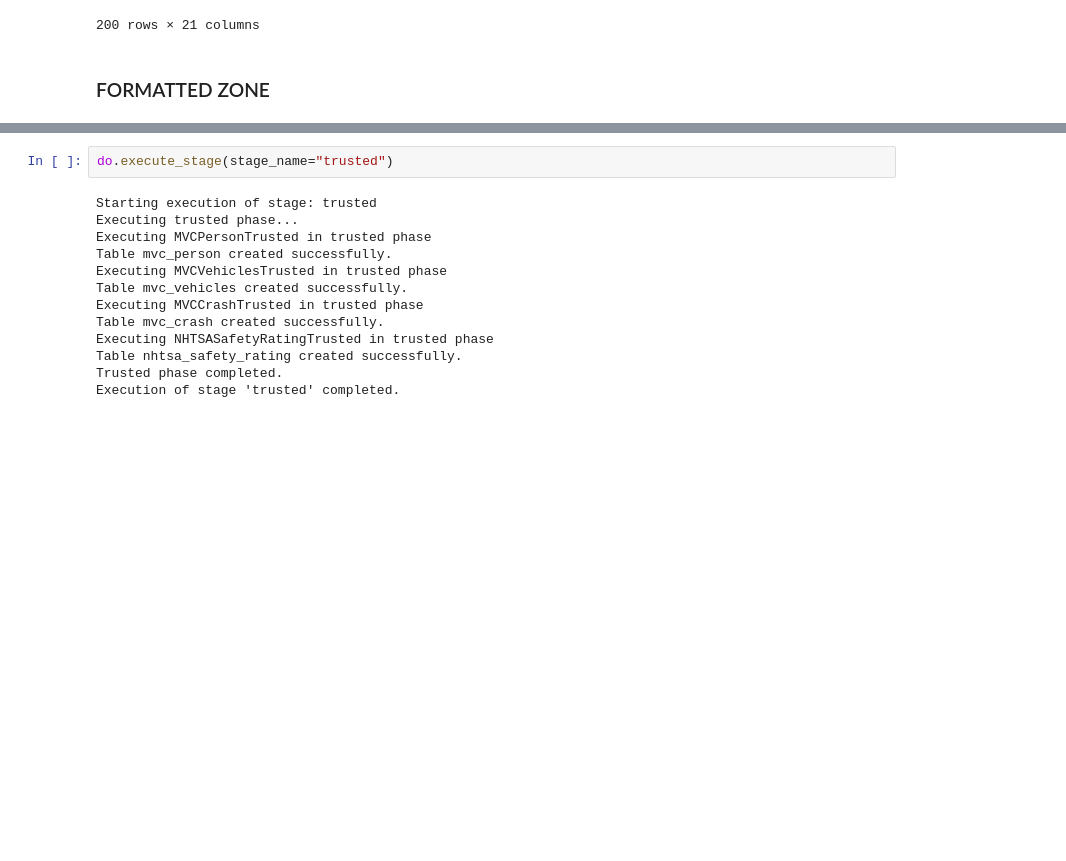
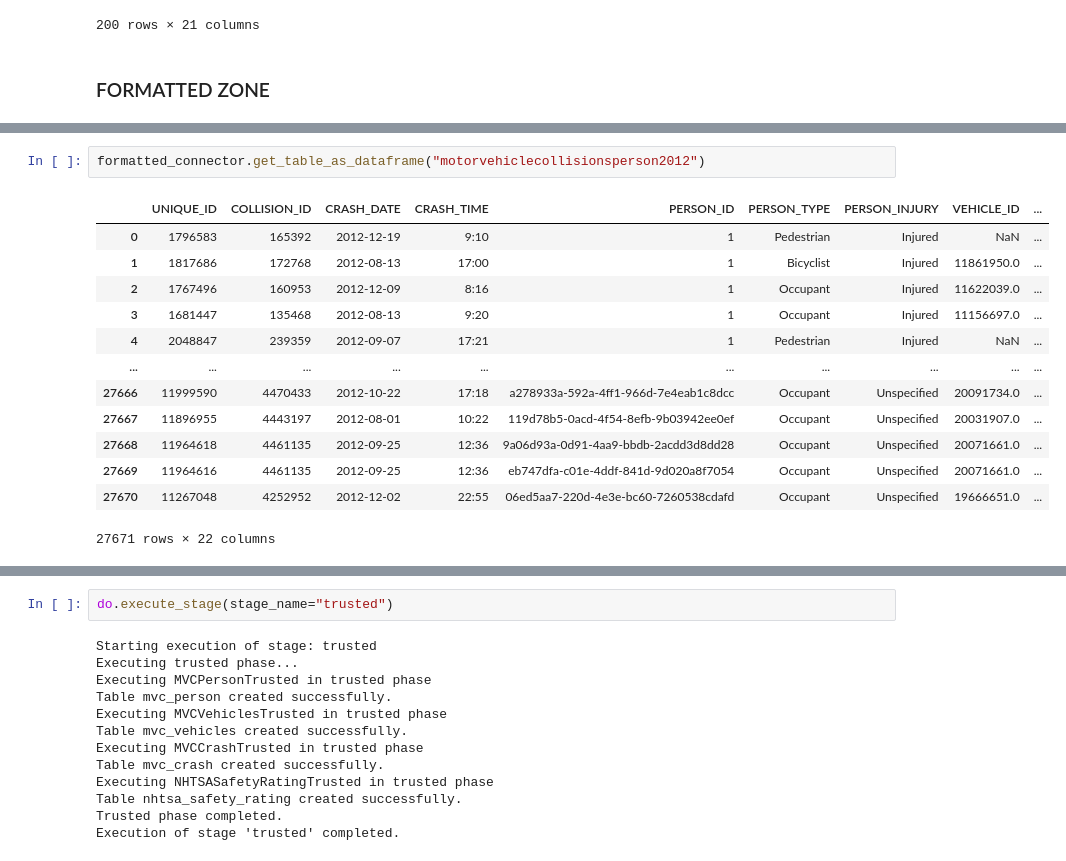
Before and after one commit to IFibla/adsdb-project, a Jupyter notebook: notebooks/dataops.ipynb, the cells around one changed output, grey strips where cells are left out. Cells and saved outputs as stored; diff of their text form; blank space fills up the shorter version.

```diff
--- a/notebooks/dataops.ipynb
+++ b/notebooks/dataops.ipynb
@@ -94,0 +157,16 @@ Layer: JSONFormatted, Status: done, Last Execution: 2025-01-10 12:38:31, Error:
+# %%
+formatted_connector.get_table_as_dataframe("motorvehiclecollisionsperson2012")
+# %% [output]
+|  | UNIQUE_ID | COLLISION_ID | CRASH_DATE | CRASH_TIME | PERSON_ID | PERSON_TYPE | PERSON_INJURY | VEHICLE_ID | ... |
+| 0 | 1796583 | 165392 | 2012-12-19 | 9:10 | 1 | Pedestrian | Injured | NaN | ... |
+| 1 | 1817686 | 172768 | 2012-08-13 | 17:00 | 1 | Bicyclist | Injured | 11861950.0 | ... |
+| 2 | 1767496 | 160953 | 2012-12-09 | 8:16 | 1 | Occupant | Injured | 11622039.0 | ... |
+| 3 | 1681447 | 135468 | 2012-08-13 | 9:20 | 1 | Occupant | Injured | 11156697.0 | ... |
+| 4 | 2048847 | 239359 | 2012-09-07 | 17:21 | 1 | Pedestrian | Injured | NaN | ... |
+| ... | ... | ... | ... | ... | ... | ... | ... | ... | ... |
+| 27666 | 11999590 | 4470433 | 2012-10-22 | 17:18 | a278933a-592a-4ff1-966d-7e4eab1c8dcc | Occupant | Unspecified | 20091734.0 | ... |
+| 27667 | 11896955 | 4443197 | 2012-08-01 | 10:22 | 119d78b5-0acd-4f54-8efb-9b03942ee0ef | Occupant | Unspecified | 20031907.0 | ... |
+| 27668 | 11964618 | 4461135 | 2012-09-25 | 12:36 | 9a06d93a-0d91-4aa9-bbdb-2acdd3d8dd28 | Occupant | Unspecified | 20071661.0 | ... |
+| 27669 | 11964616 | 4461135 | 2012-09-25 | 12:36 | eb747dfa-c01e-4ddf-841d-9d020a8f7054 | Occupant | Unspecified | 20071661.0 | ... |
+| 27670 | 11267048 | 4252952 | 2012-12-02 | 22:55 | 06ed5aa7-220d-4e3e-bc60-7260538cdafd | Occupant | Unspecified | 19666651.0 | ... |
+27671 rows × 22 columns
```
Also changed, not shown: parts of 21 cells of this notebook, 2 other files.
